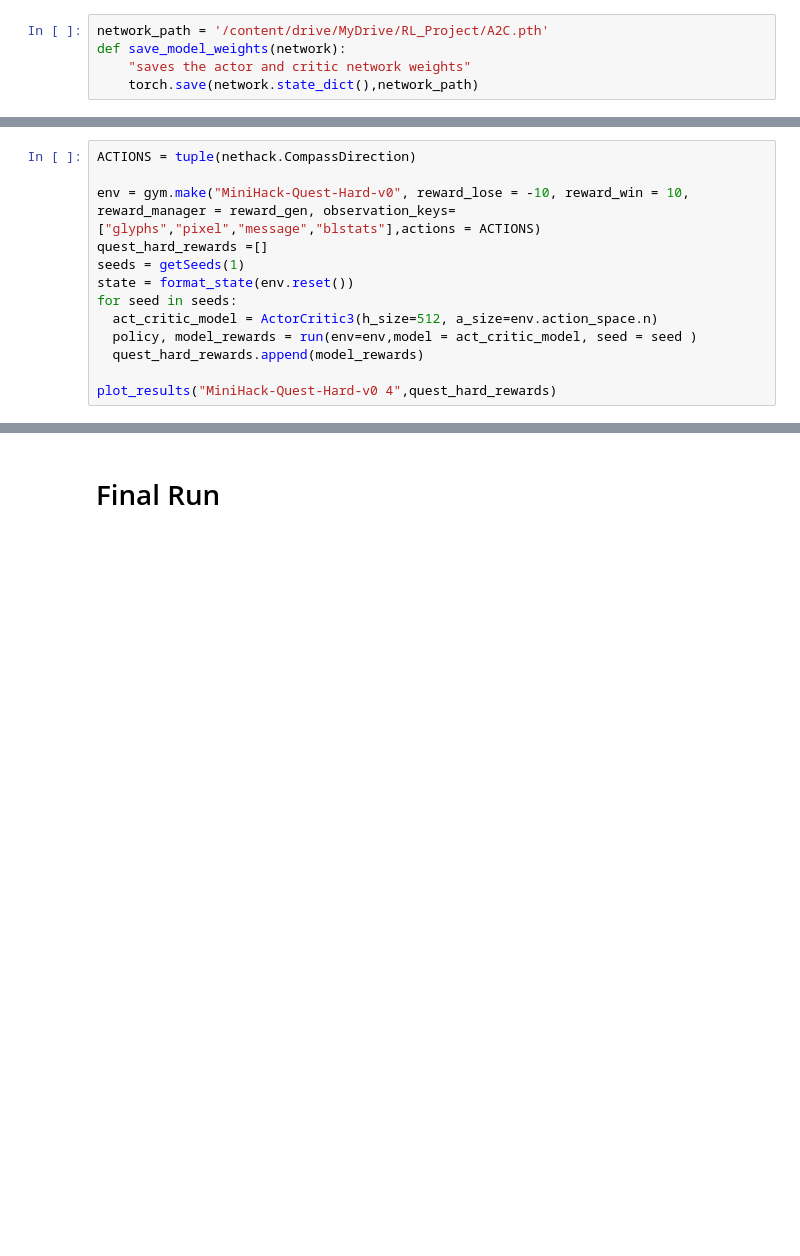
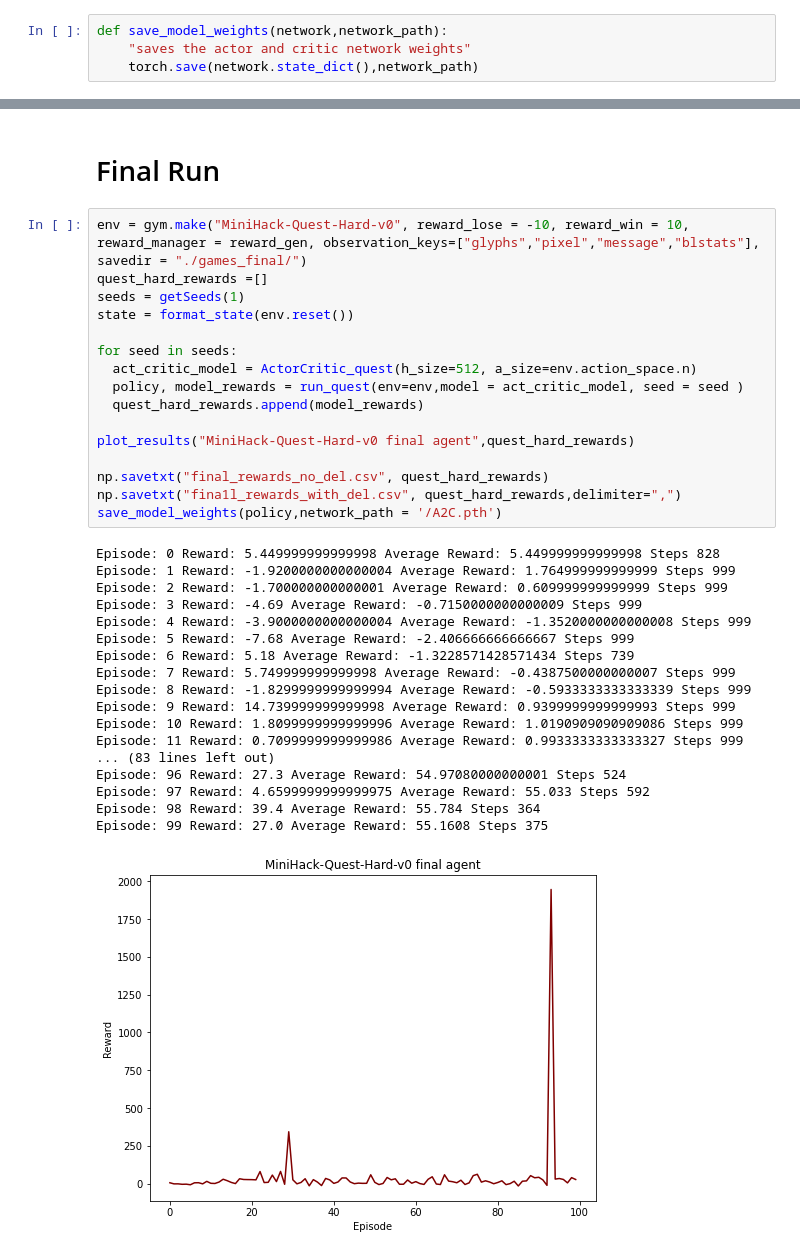
Before and after one commit to RL-101/Project, a Jupyter notebook: Actor Critic/A2C.ipynb, the cells around one changed output, grey strips where cells are left out. Drawn from its saved outputs; the diff is of its cells as text; blank space fills up the shorter version.

```diff
--- a/Actor Critic/NewA2C.ipynb
+++ b/Actor Critic/A2C.ipynb
@@ -265,8 +242,7 @@ def getSeeds(it):
   """
   return np.random.randint(1000, size=it) #5 interations
 # %%
-network_path = '/content/drive/MyDrive/RL_Project/A2C.pth'
-def save_model_weights(network):
+def save_model_weights(network,network_path):
     "saves the actor and critic network weights"
     torch.save(network.state_dict(),network_path)
 # %%
@@ -533,13 +504,0 @@ Episode: 99 Reward: -0.8999999999999999 Average Reward: -4.831 Steps 98
-# %%
-ACTIONS = tuple(nethack.CompassDirection)
-
-env = gym.make("MiniHack-Quest-Hard-v0", reward_lose = -10, reward_win = 10, reward_manager = reward_gen, observation_keys=["glyphs","pixel","message","blstats"],actions = ACTIONS)
-quest_hard_rewards =[]
-seeds = getSeeds(1)
-state = format_state(env.reset())
-for seed in seeds:
-  act_critic_model = ActorCritic3(h_size=512, a_size=env.action_space.n)
-  policy, model_rewards = run(env=env,model = act_critic_model, seed = seed )
-  quest_hard_rewards.append(model_rewards)
-
-plot_results("MiniHack-Quest-Hard-v0 4",quest_hard_rewards)
@@ -950,2 +892,37 @@ Episode: 43 Reward: 45.49000000000001 Average Reward: 447.28931818181826 Steps 9
 # %% [markdown]
 # Final Run
+# %%
+env = gym.make("MiniHack-Quest-Hard-v0", reward_lose = -10, reward_win = 10, reward_manager = reward_gen, observation_keys=["glyphs","pixel","message","blstats"], savedir = "./games_final/")
+quest_hard_rewards =[]
+seeds = getSeeds(1)
+state = format_state(env.reset())
+
+for seed in seeds:
+  act_critic_model = ActorCritic_quest(h_size=512, a_size=env.action_space.n)
+  policy, model_rewards = run_quest(env=env,model = act_critic_model, seed = seed )
+  quest_hard_rewards.append(model_rewards)
+
+plot_results("MiniHack-Quest-Hard-v0 final agent",quest_hard_rewards)
+
+np.savetxt("final_rewards_no_del.csv", quest_hard_rewards)
+np.savetxt("fina1l_rewards_with_del.csv", quest_hard_rewards,delimiter=",")
+save_model_weights(policy,network_path = '/A2C.pth')
+# %% [output]
+Episode: 0 Reward: 5.449999999999998 Average Reward: 5.449999999999998 Steps 828
+Episode: 1 Reward: -1.9200000000000004 Average Reward: 1.764999999999999 Steps 999
+Episode: 2 Reward: -1.700000000000001 Average Reward: 0.609999999999999 Steps 999
+Episode: 3 Reward: -4.69 Average Reward: -0.7150000000000009 Steps 999
+Episode: 4 Reward: -3.9000000000000004 Average Reward: -1.3520000000000008 Steps 999
+Episode: 5 Reward: -7.68 Average Reward: -2.406666666666667 Steps 999
+Episode: 6 Reward: 5.18 Average Reward: -1.3228571428571434 Steps 739
+Episode: 7 Reward: 5.749999999999998 Average Reward: -0.4387500000000007 Steps 999
+Episode: 8 Reward: -1.8299999999999994 Average Reward: -0.5933333333333339 Steps 999
+Episode: 9 Reward: 14.739999999999998 Average Reward: 0.9399999999999993 Steps 999
+Episode: 10 Reward: 1.8099999999999996 Average Reward: 1.0190909090909086 Steps 999
+Episode: 11 Reward: 0.7099999999999986 Average Reward: 0.9933333333333327 Steps 999
+... (83 lines left out)
+Episode: 96 Reward: 27.3 Average Reward: 54.97080000000001 Steps 524
+Episode: 97 Reward: 4.6599999999999975 Average Reward: 55.033 Steps 592
+Episode: 98 Reward: 39.4 Average Reward: 55.784 Steps 364
+Episode: 99 Reward: 27.0 Average Reward: 55.1608 Steps 375
+[figure, added]
```
Also changed, not shown: parts of 8 cells of this notebook, 1 other file.
